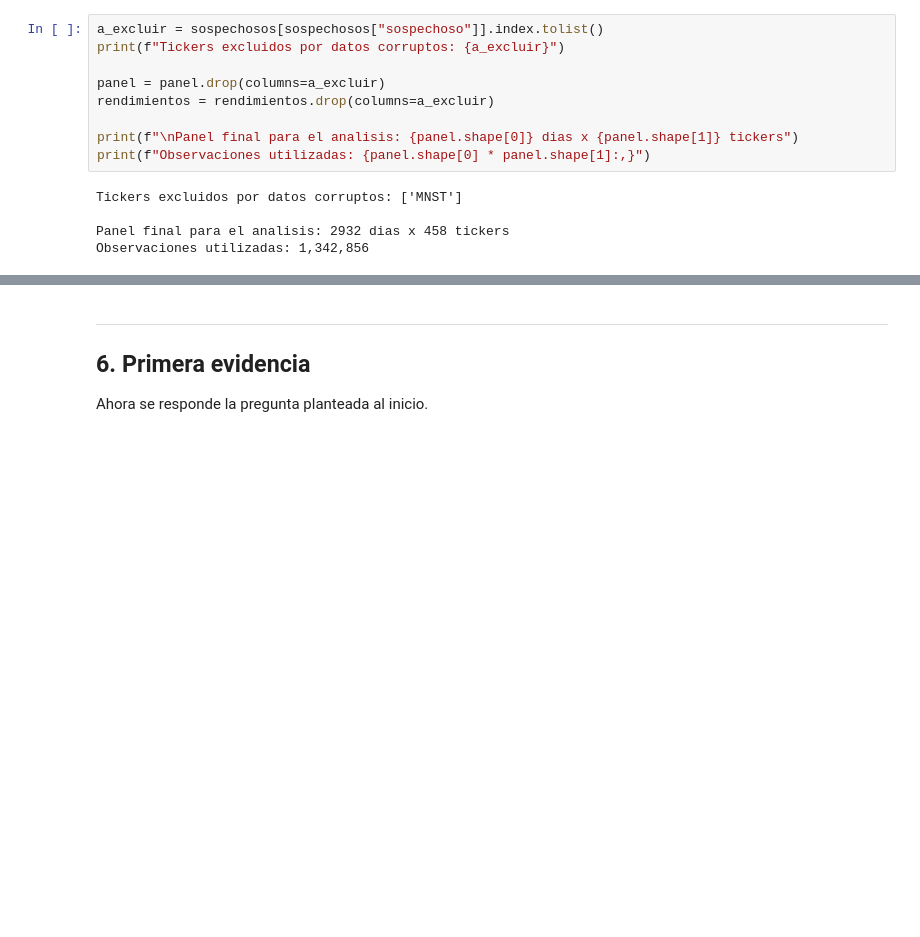
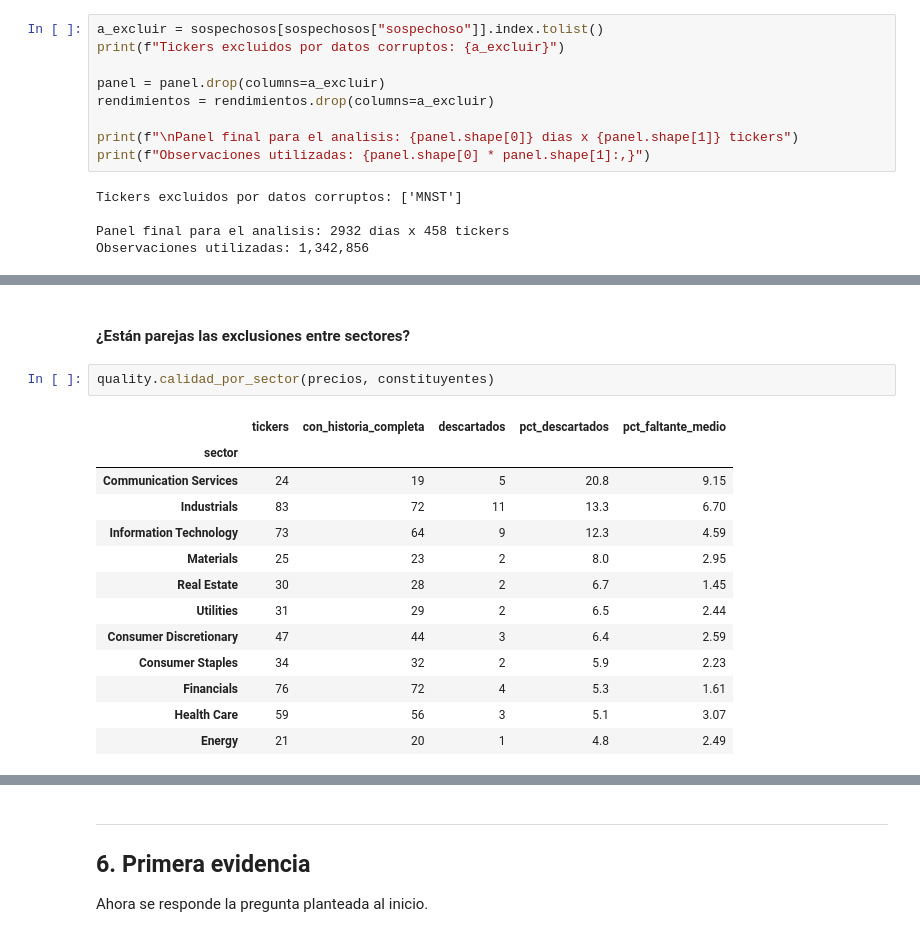
Before and after one commit to 0263389/datos-masivos-correlacion-sp500, a Jupyter notebook: notebooks/01_entregable1.ipynb, the cells around one changed output, grey strips where cells are left out. Cells and saved outputs as stored; diff of their text form; blank space fills up the shorter version.

```diff
--- a/notebooks/01_entregable1.ipynb
+++ b/notebooks/01_entregable1.ipynb
@@ -460,0 +533,18 @@ Observaciones utilizadas: 1,342,856
+# %% [markdown]
+#### ¿Están parejas las exclusiones entre sectores?
+# %%
+quality.calidad_por_sector(precios, constituyentes)
+# %% [output]
+|  | tickers | con_historia_completa | descartados | pct_descartados | pct_faltante_medio |
+| sector |  |  |  |  |  |
+| Communication Services | 24 | 19 | 5 | 20.8 | 9.15 |
+| Industrials | 83 | 72 | 11 | 13.3 | 6.70 |
+| Information Technology | 73 | 64 | 9 | 12.3 | 4.59 |
+| Materials | 25 | 23 | 2 | 8.0 | 2.95 |
+| Real Estate | 30 | 28 | 2 | 6.7 | 1.45 |
+| Utilities | 31 | 29 | 2 | 6.5 | 2.44 |
+| Consumer Discretionary | 47 | 44 | 3 | 6.4 | 2.59 |
+| Consumer Staples | 34 | 32 | 2 | 5.9 | 2.23 |
+| Financials | 76 | 72 | 4 | 5.3 | 1.61 |
+| Health Care | 59 | 56 | 3 | 5.1 | 3.07 |
+| Energy | 21 | 20 | 1 | 4.8 | 2.49 |
```
Also changed, not shown: parts of 21 cells of this notebook, 2 other files.
